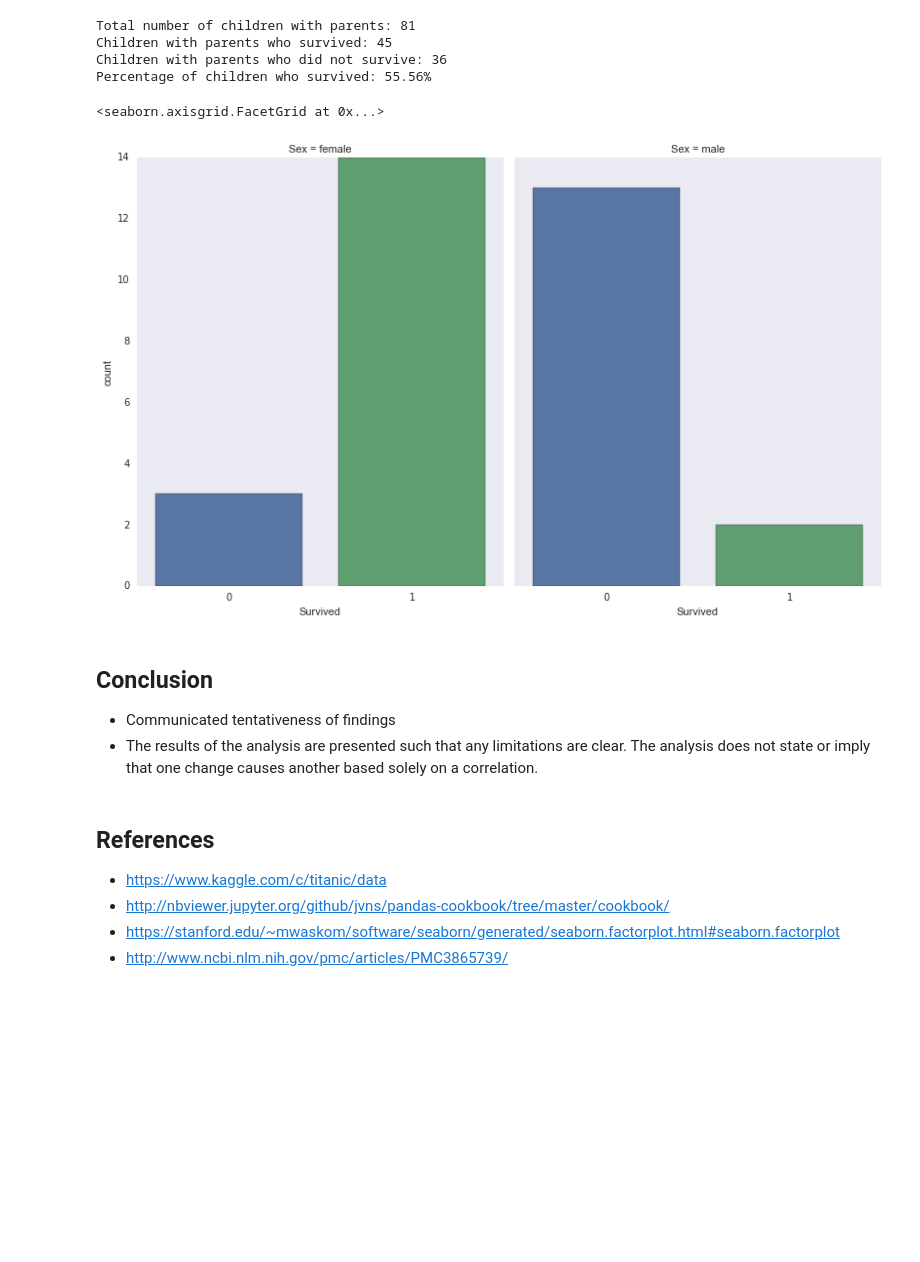
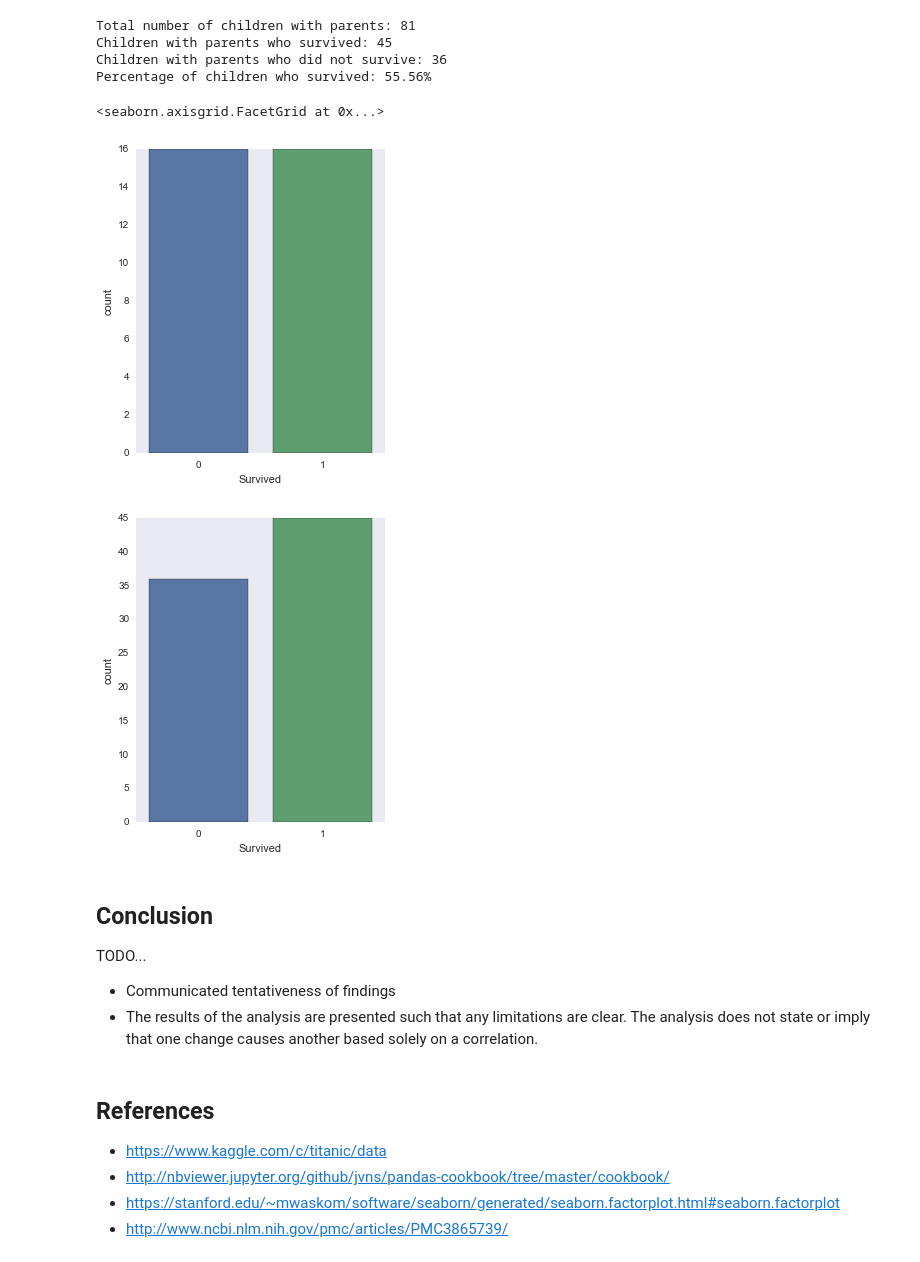
Before and after one commit to jasonicarter/udacity, a Jupyter notebook: P2_Titanic_Data_Analysis/TitanicData.ipynb, the cells around one changed output. Saved outputs shown, nothing was run; the diff lists cells and outputs as text; code cells hidden in the pictures; blank space fills up the shorter version.

```diff
--- a/P2_Titanic_Data_Analysis/TitanicData.ipynb
+++ b/P2_Titanic_Data_Analysis/TitanicData.ipynb
@@ -535,23 +529,21 @@ Total number of children with parents: 81
 Children with parents who survived: 45
 Children with parents who did not survive: 36
 Percentage of children who survived: 55.56%
-# %%
-# Graph things up to show a better comparison
-
-# # Make a dataframe of the survival rates and plot that N = .50 and P = .56
-# data = [{'Parents':pct_survived, 'Nannies':pct_survived_nannies}]
-
-# print pct_survived,pct_survived_nannies
-# titanic_data_children_nannies.head()
-# data
-
-#print titanic_data_children_nannies
-sns.factorplot('Survived', col='Sex', data=titanic_data_children_nannies, kind='count', size=7, aspect=.8)
-# %% [output]
-<seaborn.axisgrid.FacetGrid at 0x...>
-[figure, removed]
+# %%
+# Graph - Compare the survival of children with and without nannies
+sns.factorplot('Survived', data=titanic_data_children_nannies, kind='count', size=5, aspect=.8)
+sns.factorplot('Survived', data=titanic_data_children_parents, kind='count', size=5, aspect=.8)
+
+# TODO: need to fix up labels and graphs in general
+# Can i get this on one line? Different representation of the data?
+# %% [output]
+<seaborn.axisgrid.FacetGrid at 0x...>
+[figure, added]
+[figure, added]
 # %% [markdown]
 ## Conclusion
+
+TODO...
 - Communicated tentativeness of findings
 - The results of the analysis are presented such that any limitations are clear. The analysis does not state or imply that one change causes another based solely on a correlation.
 # %% [markdown]
```
Also changed, not shown: parts of 28 cells of this notebook.
